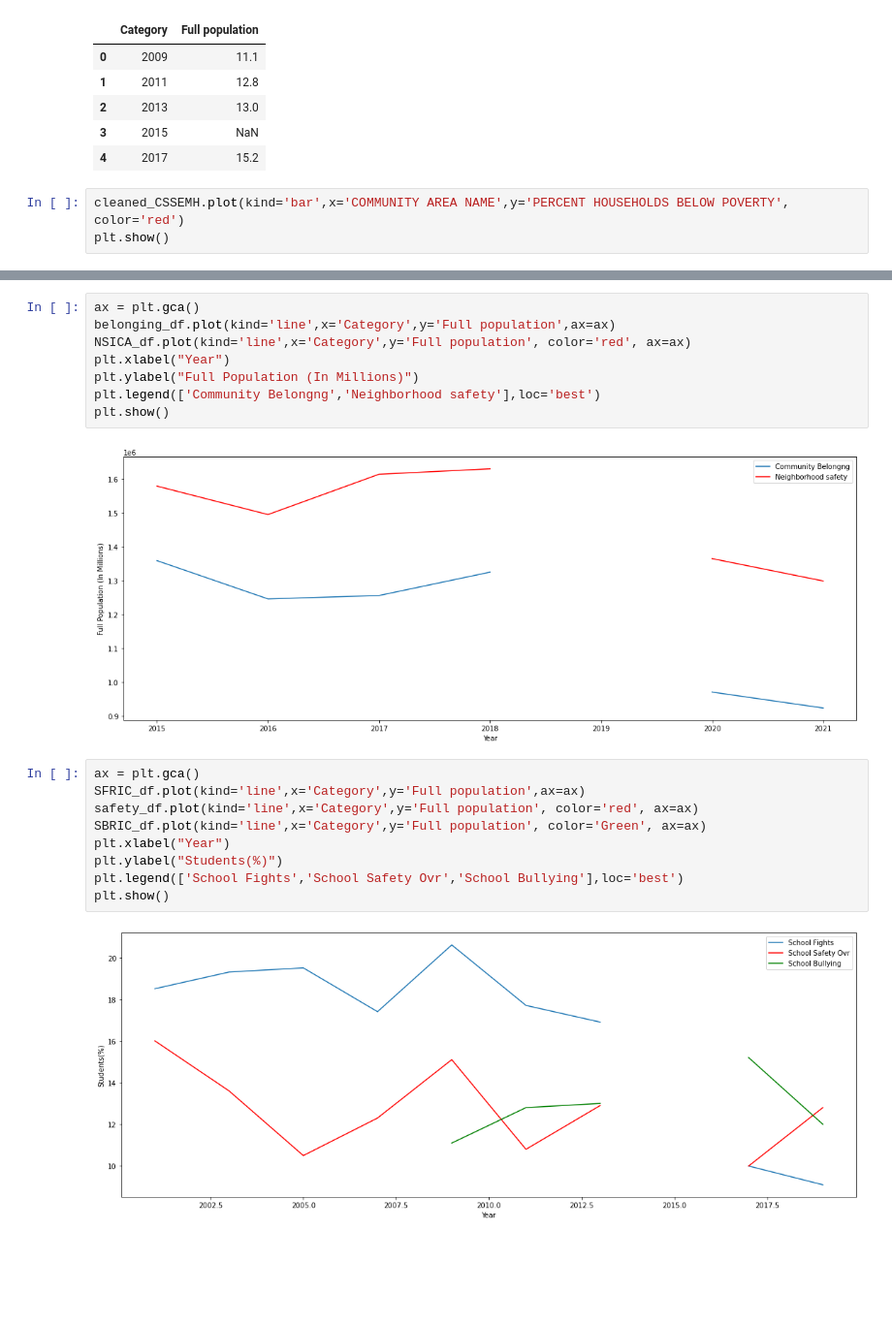
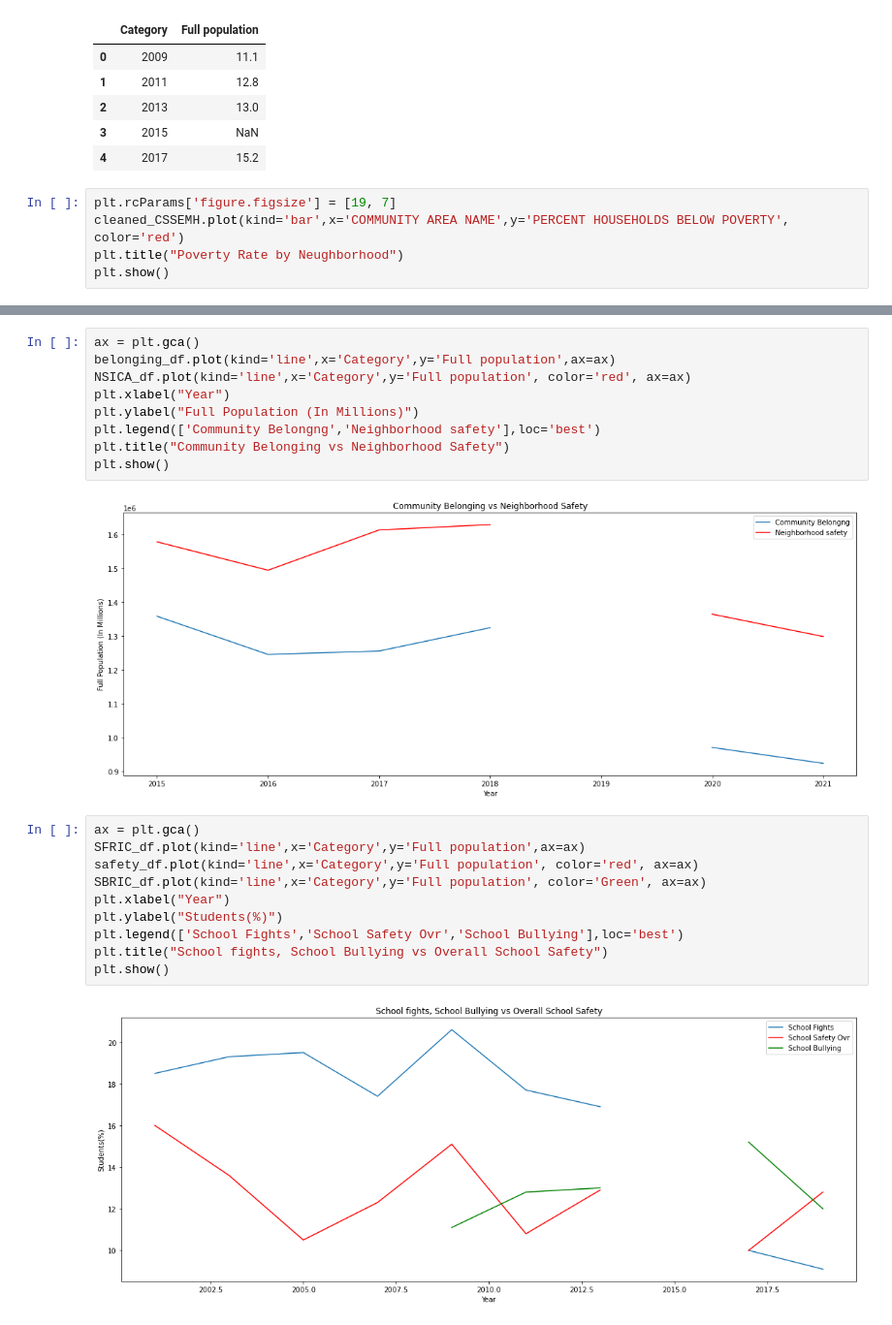
Before and after one commit to dpackardphys/gold_orbit_firelight, a Jupyter notebook: School data.ipynb, the cells around one changed output, grey strips where cells are left out. Shown at 97% size. Drawn from its saved outputs; the diff is of its cells as text; blank space fills up the shorter version.

```diff
--- a/School data.ipynb
+++ b/School data.ipynb
@@ -226,6 +226,8 @@ SBRIC_df.head()
 | 3 | 2015 | NaN |
 | 4 | 2017 | 15.2 |
 # %%
+plt.rcParams['figure.figsize'] = [19, 7]
 cleaned_CSSEMH.plot(kind='bar',x='COMMUNITY AREA NAME',y='PERCENT HOUSEHOLDS BELOW POVERTY', color='red')
+plt.title("Poverty Rate by Neughborhood")
 plt.show()
 # %% [output]
@@ -245,17 +247,19 @@ NSICA_df.plot(kind='line',x='Category',y='Full population', color='red', ax=ax)
 plt.xlabel("Year")
 plt.ylabel("Full Population (In Millions)")
 plt.legend(['Community Belongng','Neighborhood safety'],loc='best')
+plt.title("Community Belonging vs Neighborhood Safety")
 plt.show()
 # %% [output]
-[figure, old version]
+[figure, new version]
 # %%
 ax = plt.gca()
 SFRIC_df.plot(kind='line',x='Category',y='Full population',ax=ax)
 safety_df.plot(kind='line',x='Category',y='Full population', color='red', ax=ax)
 SBRIC_df.plot(kind='line',x='Category',y='Full population', color='Green', ax=ax)
 plt.xlabel("Year")
 plt.ylabel("Students(%)")
 plt.legend(['School Fights','School Safety Ovr','School Bullying'],loc='best')
+plt.title("School fights, School Bullying vs Overall School Safety")
 plt.show()
 # %% [output]
-[figure, old version]
+[figure, new version]
```
Also changed, not shown: parts of 2 cells of this notebook.
